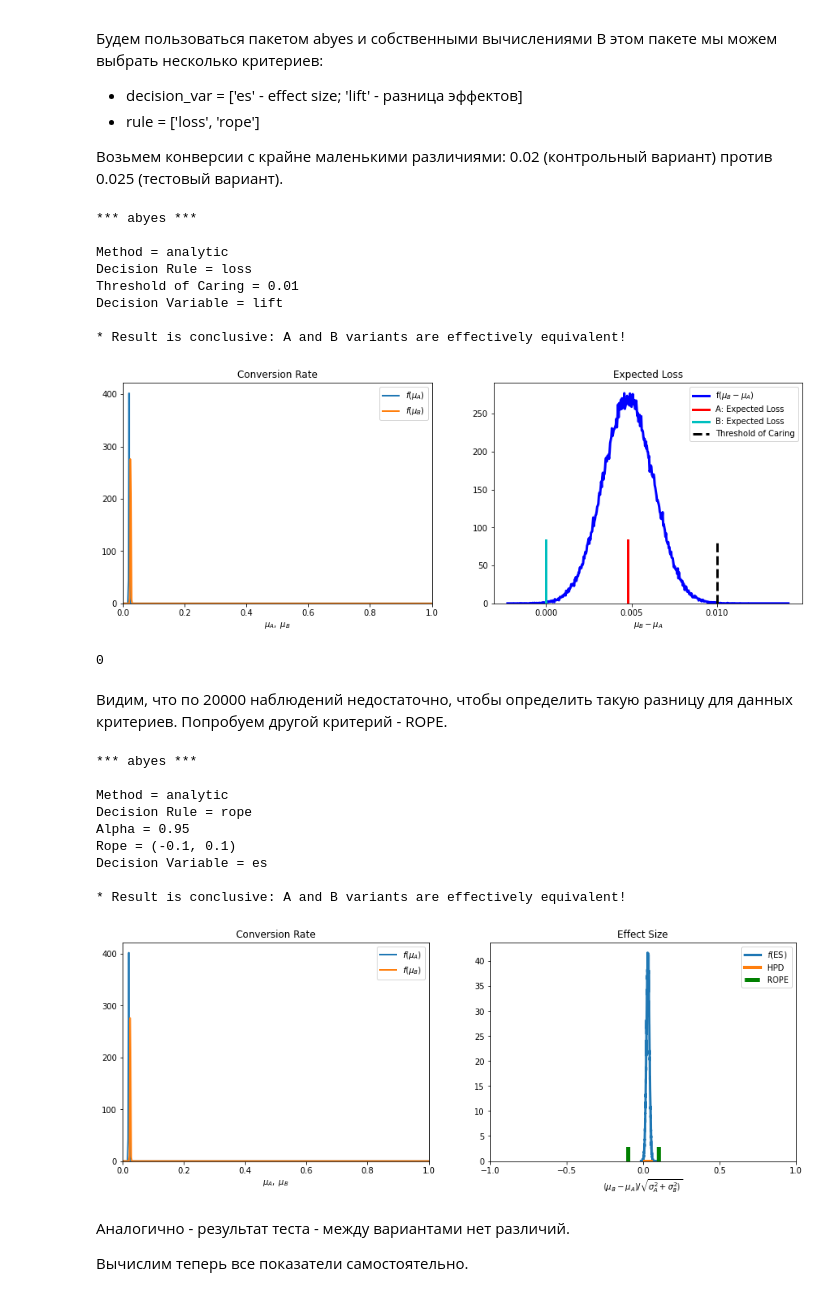
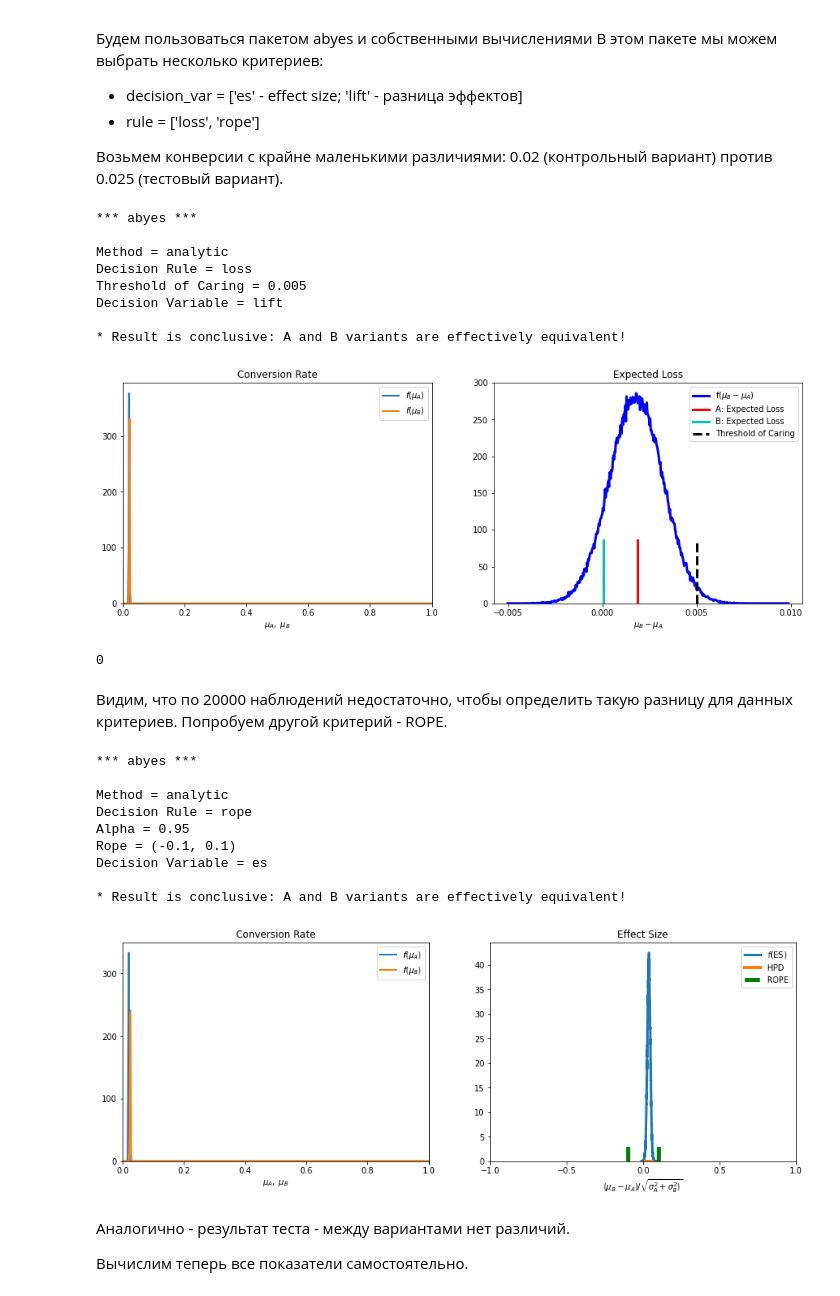
Before and after one commit to iakubovskii7/AB, a Jupyter notebook: Description algorithms/Bayesian_algorithms.ipynb, the cells around one changed output. Cells and saved outputs as stored; diff of their text form; code cells hidden in the pictures.

```diff
--- a/Description algorithms/Bayesian_algorithms.ipynb
+++ b/Description algorithms/Bayesian_algorithms.ipynb
@@ -138,21 +138,21 @@ $
 против 0.025 (тестовый вариант).
 # %%
 import abyes as ab
-data = np.random.binomial([1, 1], [0.02, 0.025], size=(20000, 2))
+data = np.random.binomial([1, 1], [0.02, 0.02], size=(20000, 2))
 
 exp = ab.AbExp(method='analytic', decision_var = 'lift',
-               rule='loss', toc=0.01, alpha=0.95, plot=True)
+               rule='loss', toc=0.005, alpha=0.95, plot=True)
 exp.experiment(data.T)
 # %% [output]
 *** abyes ***
 
 Method = analytic
 Decision Rule = loss
-Threshold of Caring = 0.01
+Threshold of Caring = 0.005
 Decision Variable = lift
 
 * Result is conclusive: A and B variants are effectively equivalent!
-[figure, old version]
+[figure, new version]
 0
 # %% [markdown]
 Видим, что по 20000 наблюдений недостаточно, чтобы определить такую разницу
@@ -171,7 +171,7 @@ Rope = (-0.1, 0.1)
 Decision Variable = es
 
 * Result is conclusive: A and B variants are effectively equivalent!
-[figure, old version]
+[figure, new version]
 # %% [markdown]
 Аналогично - результат теста - между вариантами нет различий.
 
```
Also changed, not shown: parts of 6 cells of this notebook.
